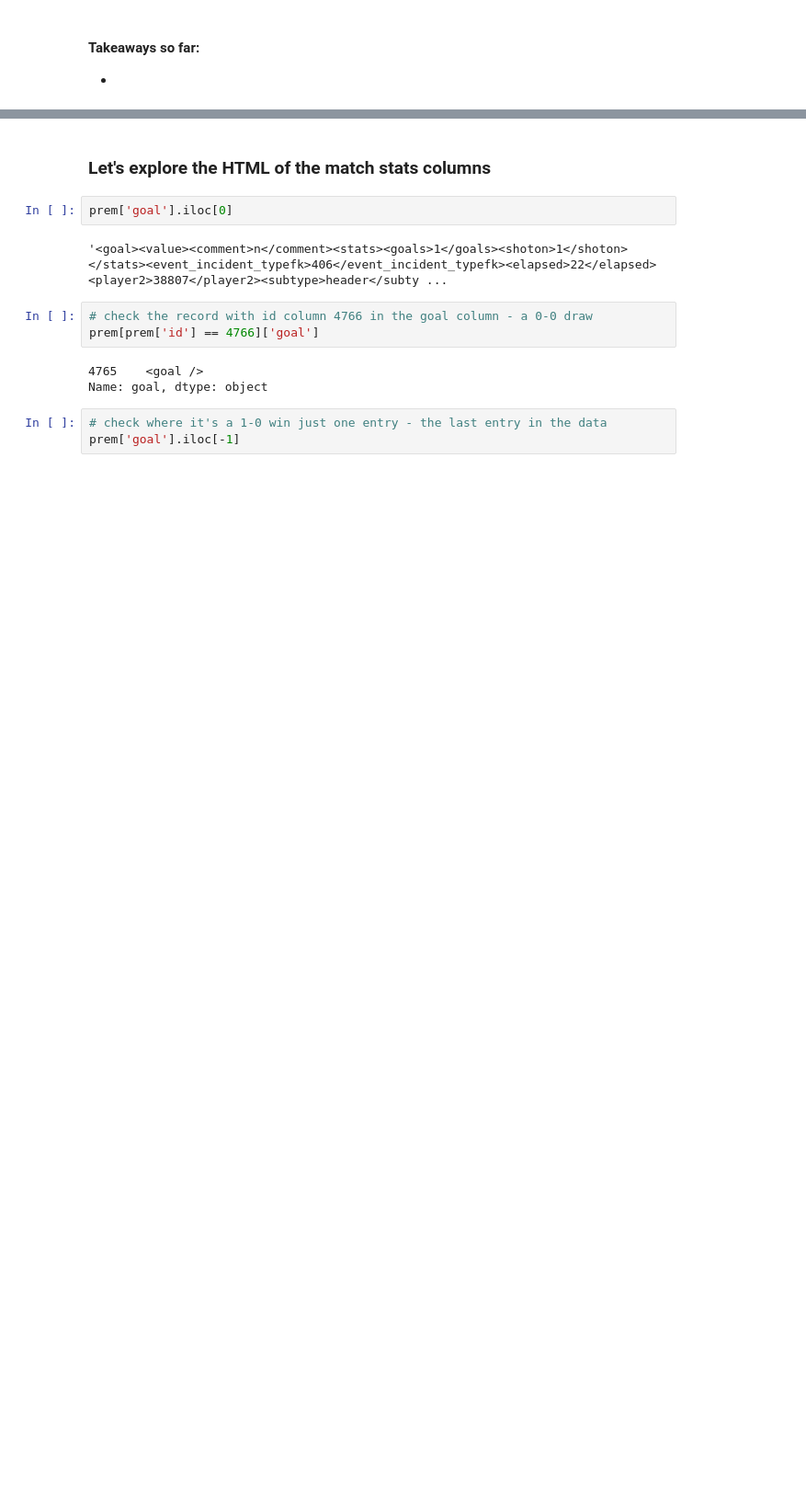
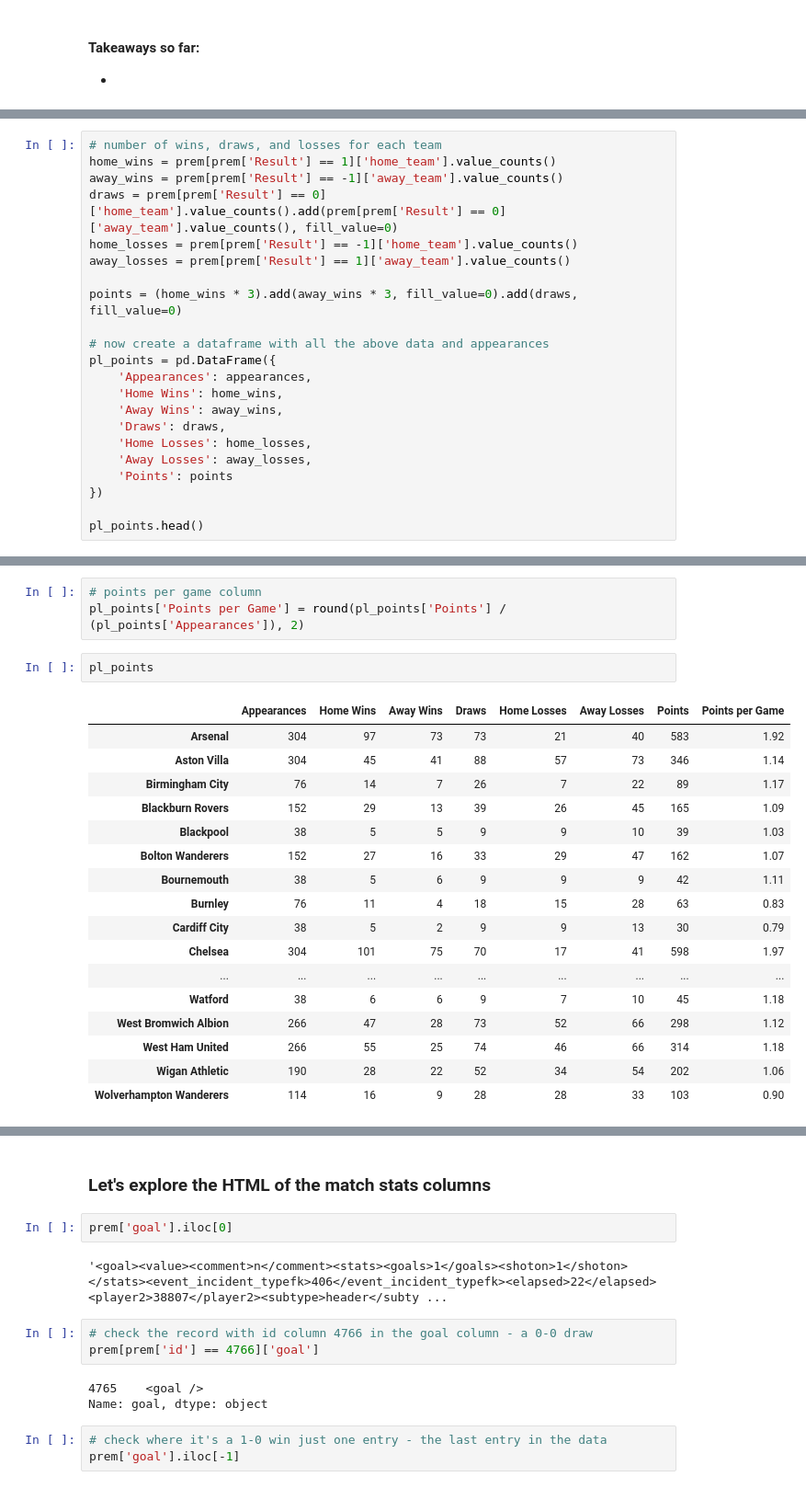
Before and after one commit to tjjdoherty/football-project-mvp, a Jupyter notebook: intro_clean_eda.ipynb, the cells around one changed output, grey strips where cells are left out. Shown at 92% size. Drawn from its saved outputs; the diff is of its cells as text; blank space fills up the shorter version.

```diff
--- a/intro_clean_eda.ipynb
+++ b/intro_clean_eda.ipynb
@@ -845,0 +865,22 @@ three_goals_ga
+# %%
+# number of wins, draws, and losses for each team
+home_wins = prem[prem['Result'] == 1]['home_team'].value_counts()
+away_wins = prem[prem['Result'] == -1]['away_team'].value_counts()
+draws = prem[prem['Result'] == 0]['home_team'].value_counts().add(prem[prem['Result'] == 0]['away_team'].value_counts(), fill_value=0)
+home_losses = prem[prem['Result'] == -1]['home_team'].value_counts()
+away_losses = prem[prem['Result'] == 1]['away_team'].value_counts()
+
+points = (home_wins * 3).add(away_wins * 3, fill_value=0).add(draws, fill_value=0)
+
+# now create a dataframe with all the above data and appearances
+pl_points = pd.DataFrame({
+    'Appearances': appearances,
+    'Home Wins': home_wins,
+    'Away Wins': away_wins,
+    'Draws': draws,
+    'Home Losses': home_losses,
+    'Away Losses': away_losses,
+    'Points': points
+})
+
+pl_points.head()
@@ -845,0 +894,23 @@ three_goals_ga
+# %%
+# points per game column
+pl_points['Points per Game'] = round(pl_points['Points'] / (pl_points['Appearances']), 2)
+# %%
+pl_points
+# %% [output]
+|  | Appearances | Home Wins | Away Wins | Draws | Home Losses | Away Losses | Points | Points per Game |
+| Arsenal | 304 | 97 | 73 | 73 | 21 | 40 | 583 | 1.92 |
+| Aston Villa | 304 | 45 | 41 | 88 | 57 | 73 | 346 | 1.14 |
+| Birmingham City | 76 | 14 | 7 | 26 | 7 | 22 | 89 | 1.17 |
+| Blackburn Rovers | 152 | 29 | 13 | 39 | 26 | 45 | 165 | 1.09 |
+| Blackpool | 38 | 5 | 5 | 9 | 9 | 10 | 39 | 1.03 |
+| Bolton Wanderers | 152 | 27 | 16 | 33 | 29 | 47 | 162 | 1.07 |
+| Bournemouth | 38 | 5 | 6 | 9 | 9 | 9 | 42 | 1.11 |
+| Burnley | 76 | 11 | 4 | 18 | 15 | 28 | 63 | 0.83 |
+| Cardiff City | 38 | 5 | 2 | 9 | 9 | 13 | 30 | 0.79 |
+| Chelsea | 304 | 101 | 75 | 70 | 17 | 41 | 598 | 1.97 |
+| ... | ... | ... | ... | ... | ... | ... | ... | ... |
+| Watford | 38 | 6 | 6 | 9 | 7 | 10 | 45 | 1.18 |
+| West Bromwich Albion | 266 | 47 | 28 | 73 | 52 | 66 | 298 | 1.12 |
+| West Ham United | 266 | 55 | 25 | 74 | 46 | 66 | 314 | 1.18 |
+| Wigan Athletic | 190 | 28 | 22 | 52 | 34 | 54 | 202 | 1.06 |
+| Wolverhampton Wanderers | 114 | 16 | 9 | 28 | 28 | 33 | 103 | 0.90 |
```
Also changed, not shown: parts of 8 cells of this notebook.
